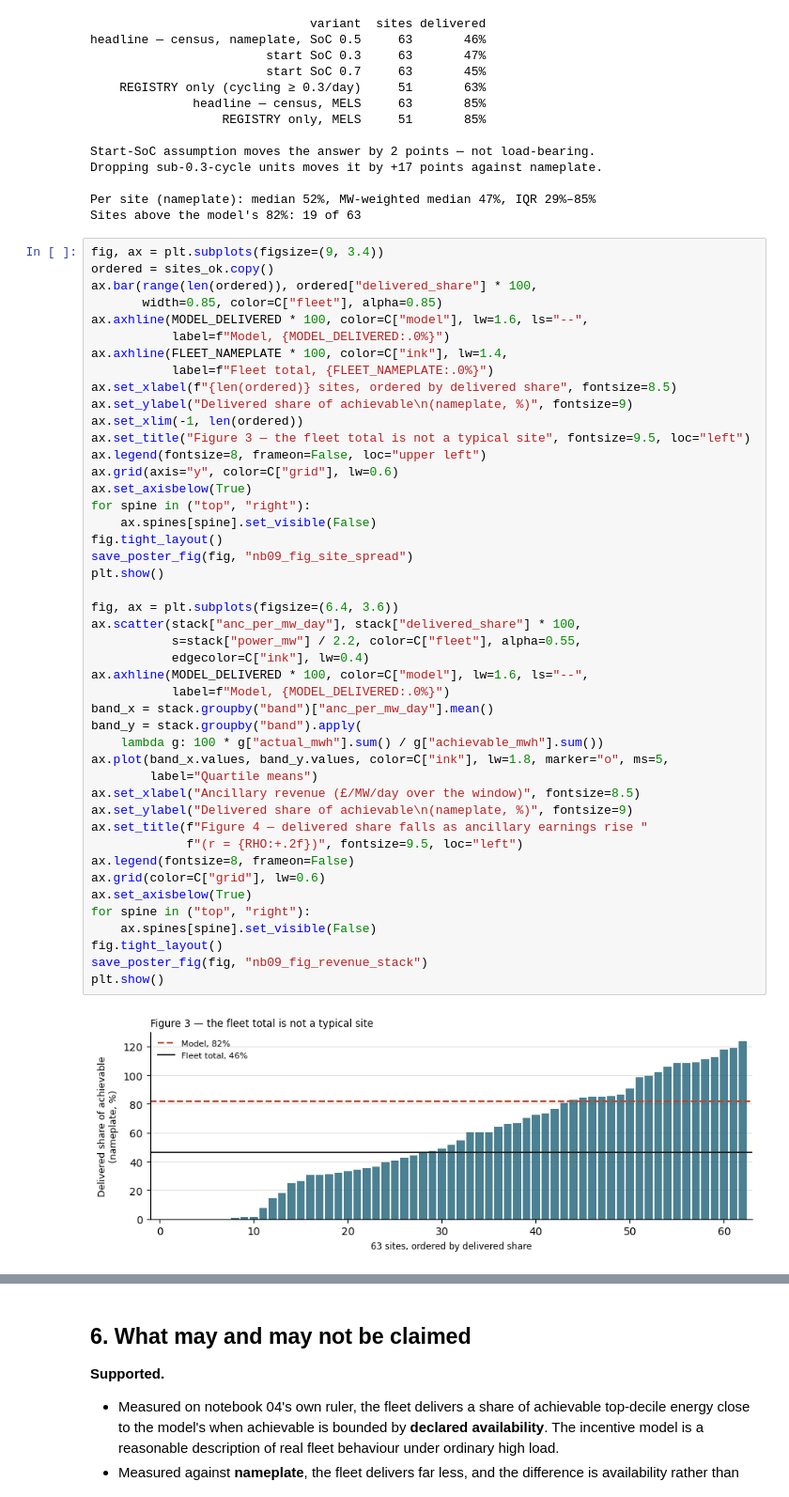
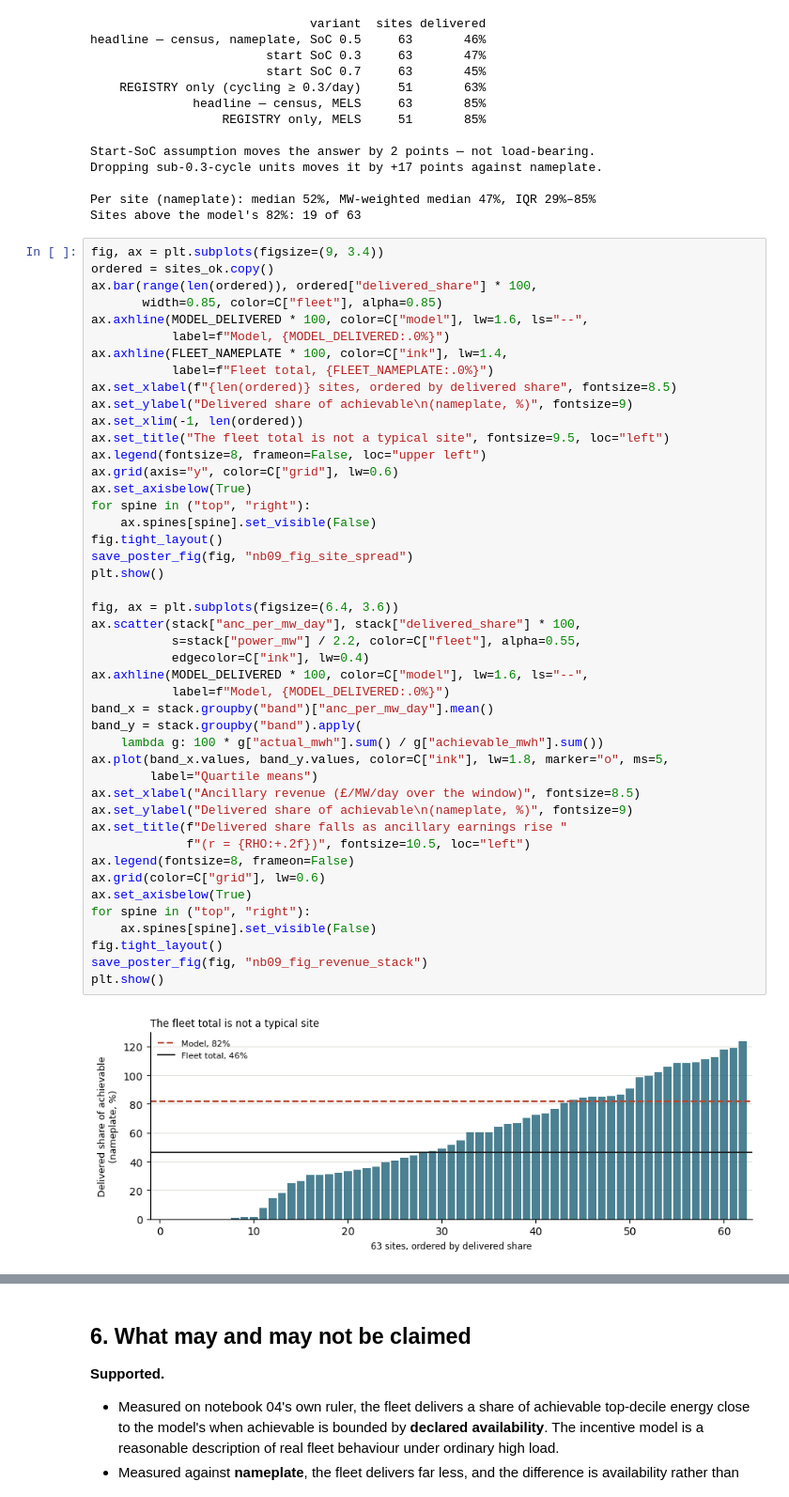
Before and after one commit to shaw029/power-trading, a Jupyter notebook: notebooks/09_model_vs_fleet.ipynb, the cells around one changed output, grey strips where cells are left out. Shown at 94% size. Drawn from its saved outputs; the diff is of its cells as text.

```diff
--- a/notebooks/09_model_vs_fleet.ipynb
+++ b/notebooks/09_model_vs_fleet.ipynb
@@ -649,38 +635,38 @@ ax.axhline(FLEET_NAMEPLATE * 100, color=C["ink"], lw=1.4,
 ax.set_xlabel(f"{len(ordered)} sites, ordered by delivered share", fontsize=8.5)
 ax.set_ylabel("Delivered share of achievable\n(nameplate, %)", fontsize=9)
 ax.set_xlim(-1, len(ordered))
-ax.set_title("Figure 3 — the fleet total is not a typical site", fontsize=9.5, loc="left")
+ax.set_title("The fleet total is not a typical site", fontsize=9.5, loc="left")
 ax.legend(fontsize=8, frameon=False, loc="upper left")
 ax.grid(axis="y", color=C["grid"], lw=0.6)
 ax.set_axisbelow(True)
 for spine in ("top", "right"):
     ax.spines[spine].set_visible(False)
 fig.tight_layout()
 save_poster_fig(fig, "nb09_fig_site_spread")
 plt.show()
 
 fig, ax = plt.subplots(figsize=(6.4, 3.6))
 ax.scatter(stack["anc_per_mw_day"], stack["delivered_share"] * 100,
            s=stack["power_mw"] / 2.2, color=C["fleet"], alpha=0.55,
            edgecolor=C["ink"], lw=0.4)
 ax.axhline(MODEL_DELIVERED * 100, color=C["model"], lw=1.6, ls="--",
            label=f"Model, {MODEL_DELIVERED:.0%}")
 band_x = stack.groupby("band")["anc_per_mw_day"].mean()
 band_y = stack.groupby("band").apply(
     lambda g: 100 * g["actual_mwh"].sum() / g["achievable_mwh"].sum())
 ax.plot(band_x.values, band_y.values, color=C["ink"], lw=1.8, marker="o", ms=5,
         label="Quartile means")
 ax.set_xlabel("Ancillary revenue (£/MW/day over the window)", fontsize=8.5)
 ax.set_ylabel("Delivered share of achievable\n(nameplate, %)", fontsize=9)
-ax.set_title(f"Figure 4 — delivered share falls as ancillary earnings rise "
-             f"(r = {RHO:+.2f})", fontsize=9.5, loc="left")
+ax.set_title(f"Delivered share falls as ancillary earnings rise "
+             f"(r = {RHO:+.2f})", fontsize=10.5, loc="left")
 ax.legend(fontsize=8, frameon=False)
 ax.grid(color=C["grid"], lw=0.6)
 ax.set_axisbelow(True)
 for spine in ("top", "right"):
     ax.spines[spine].set_visible(False)
 fig.tight_layout()
 save_poster_fig(fig, "nb09_fig_revenue_stack")
 plt.show()
 # %% [output]
-[figure, old version]
+[figure, new version]
```
Also changed, not shown: parts of 3 cells of this notebook, 13 other files.
